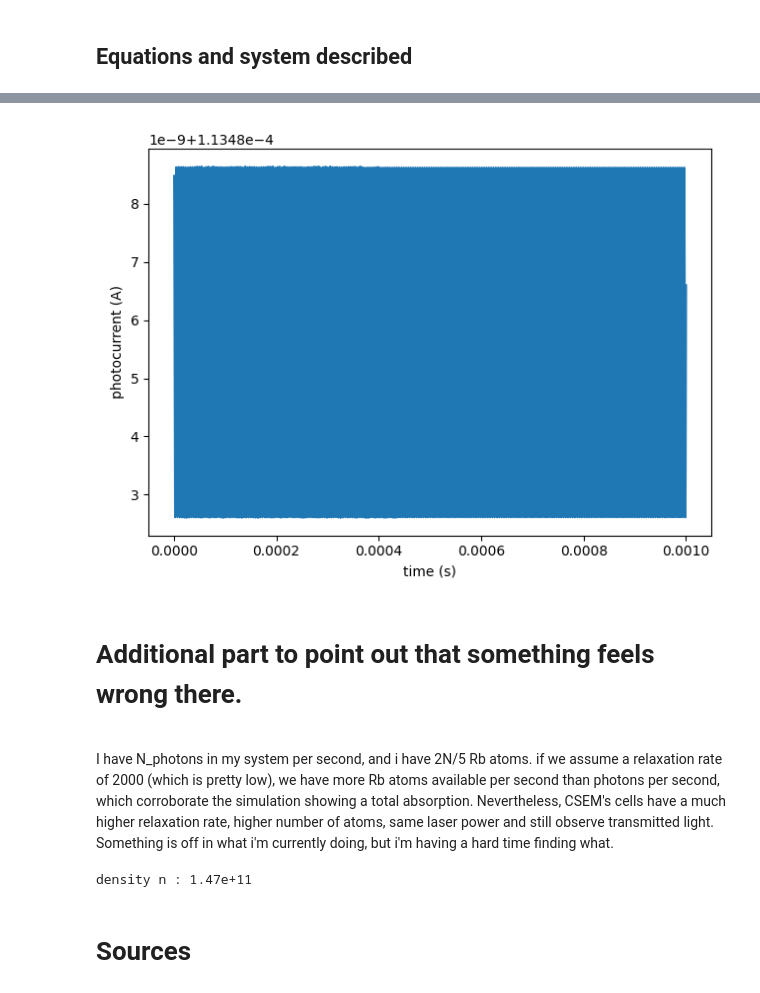
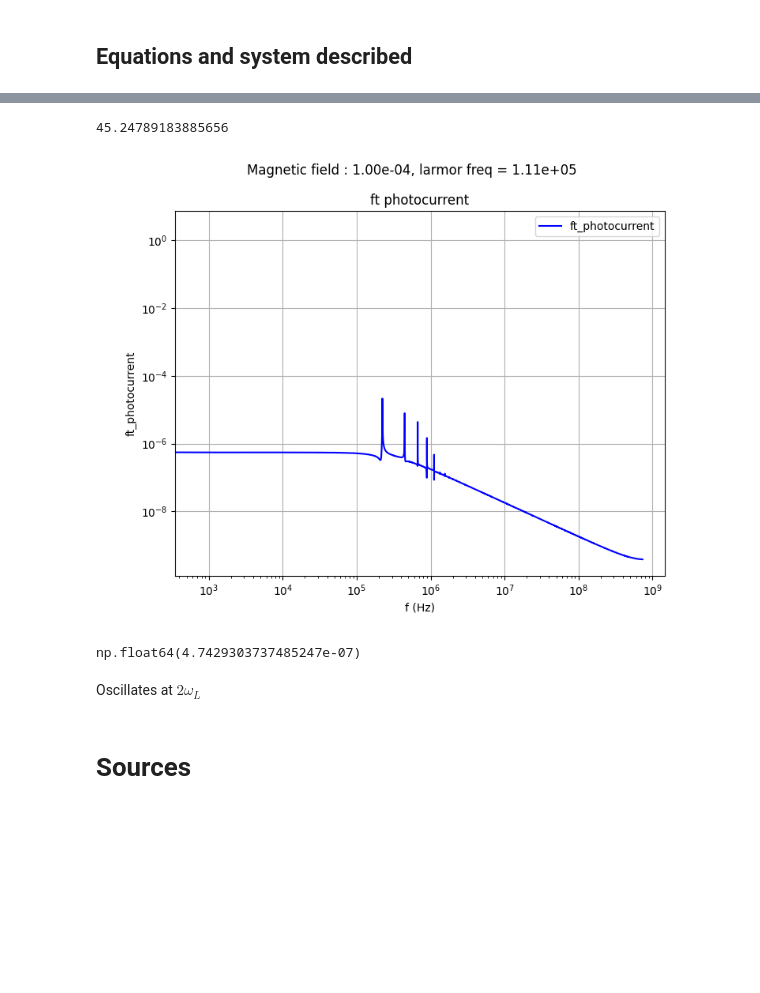
Before and after one commit to GuillaumeCLEMENT314/FHNW-, a Jupyter notebook: bloch_SOOPM.ipynb, the cells around one changed output, grey strips where cells are left out. Drawn from its saved outputs; the diff is of its cells as text; code cells hidden in the pictures; blank space fills up the shorter version.

```diff
--- a/bloch_SOOPM.ipynb
+++ b/bloch_SOOPM.ipynb
@@ -344,25 +354,44 @@ plt.show()
-# %%
-R = 0.568 #A/W, for standard thorlabs Si photodiode
-
-P_z_t = I_z_t * (np.pi*(beam_diameter/2)**2)
-photocurrent_z_t = R*P_z_t
-
-fig,axes=plt.subplots()
-axes.plot(t[700:],photocurrent_z_t[700:])
-axes.set_xlabel('time (s)')
-axes.set_ylabel('photocurrent (A)')
-plt.tight_layout()
-plt.show()
-# %% [output]
-[figure, removed]
-# %% [markdown]
-# Additional part to point out that something feels wrong there.
-<br>
-I have N_photons in my system per second, and i have 2N/5 Rb atoms. if we assume a relaxation rate of 2000 (which is pretty low), we have more Rb atoms available per second than photons per second, which corroborate the simulation showing a total absorption. Nevertheless, CSEM's cells have a much higher relaxation rate, higher number of atoms, same laser power and still observe transmitted light. Something is off in what i'm currently doing, but i'm having a hard time finding what.
-# %%
-print('density n : {:.2e}'.format(n))
-# %% [output]
-density n : 1.47e+11
+# %%
+ft_photocurrent = np.abs(np.fft.rfft(photocurrent_z_t))
+
+mask = (freq > (2*gamma*B_0/(2*np.pi) - 0.1*2*gamma*B_0/(2*np.pi))) & (freq < (2*gamma*B_0/(2*np.pi) + 0.1*2*gamma*B_0/(2*np.pi)))
+
+subarray = ft_photocurrent[mask]
+
+mask_lower = (freq > 2*gamma*B_0/(2*np.pi) - 0.5 * 2*gamma*B_0/(2*np.pi)) & (freq < 2*gamma*B_0/(2*np.pi) - 0.1 * 2*gamma*B_0/(2*np.pi))
+
+mask_upper = (freq > 2*gamma*B_0/(2*np.pi) + 0.1 * 2*gamma*B_0/(2*np.pi)) & (freq < 2*gamma*B_0/(2*np.pi) + 0.5 * 2*gamma*B_0/(2*np.pi))
+
+mask2 = mask_lower | mask_upper
+
+magnitude = np.max(subarray) - np.mean(ft_photocurrent[mask2])
+SNR = np.max(subarray) / np.mean(ft_photocurrent[mask2])
+print(SNR)
+
+fig, axes = plt.subplots(nrows=1, ncols=1, figsize=(8, 6))
+
+fig.suptitle('Magnetic field : {:.2e}, larmor freq = {:.2e}'.format(B_0, gamma*B_0/(2*np.pi)))
+
+axes.plot(freq, ft_photocurrent, color='blue', label='ft_photocurrent')
+#axes.vlines(2*gamma*B_0/(2*np.pi), min(ft_photocurrent), max(ft_photocurrent), color = 'k', label='$2f_{L} = 2\gamma B_0 $')
+axes.set_xscale('log')
+axes.set_yscale('log')
+axes.set_title('ft photocurrent')
+axes.set_xlabel('f (Hz)')
+axes.set_ylabel('ft_photocurrent')
+axes.legend()
+axes.grid(True)
+
+plt.show()
+# %% [output]
+45.24789183885656
+[figure, added]
+# %%
+np.mean(ft_photocurrent[mask2])
+# %% [output]
+np.float64(4.7429303737485247e-07)
+# %% [markdown]
+Oscillates at $2 \omega_L$
 # %% [markdown]
 # Sources
 # %% [markdown]
```
Also changed, not shown: parts of 10 cells of this notebook, 40 other files.
